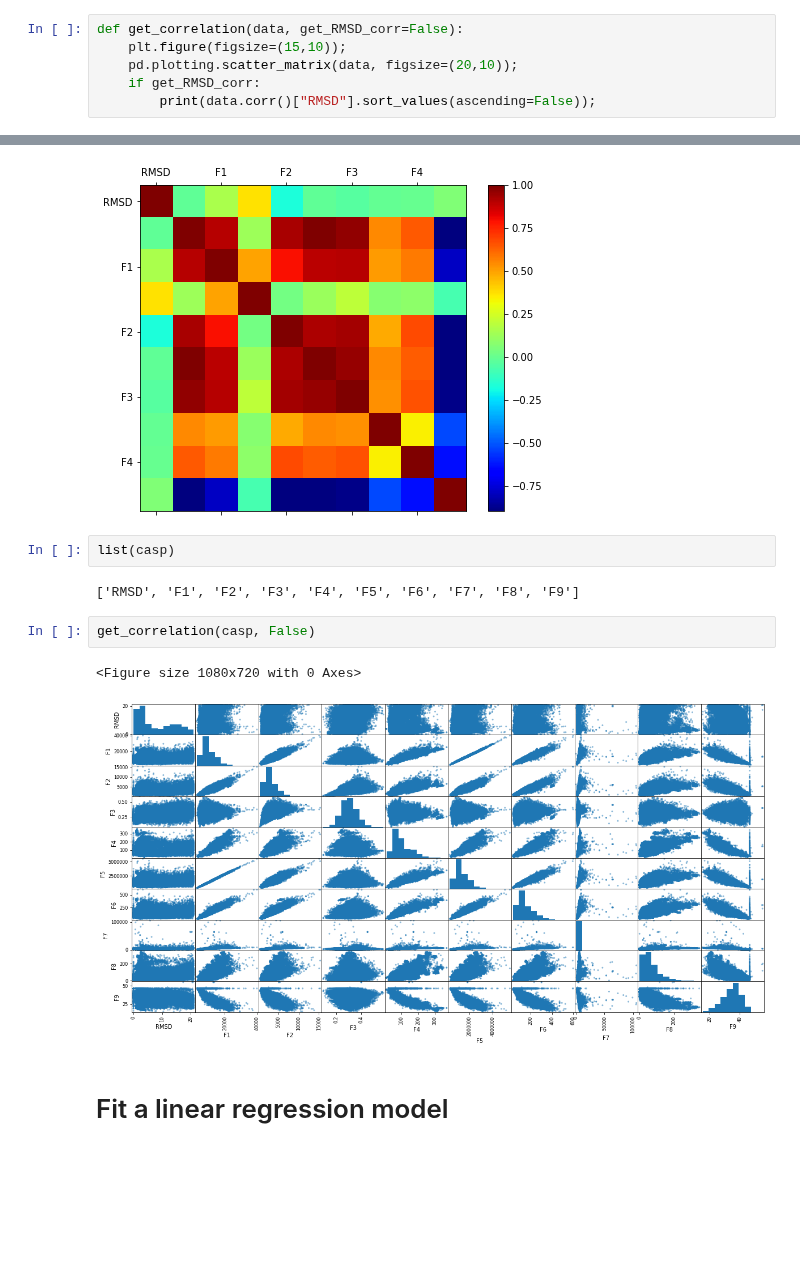
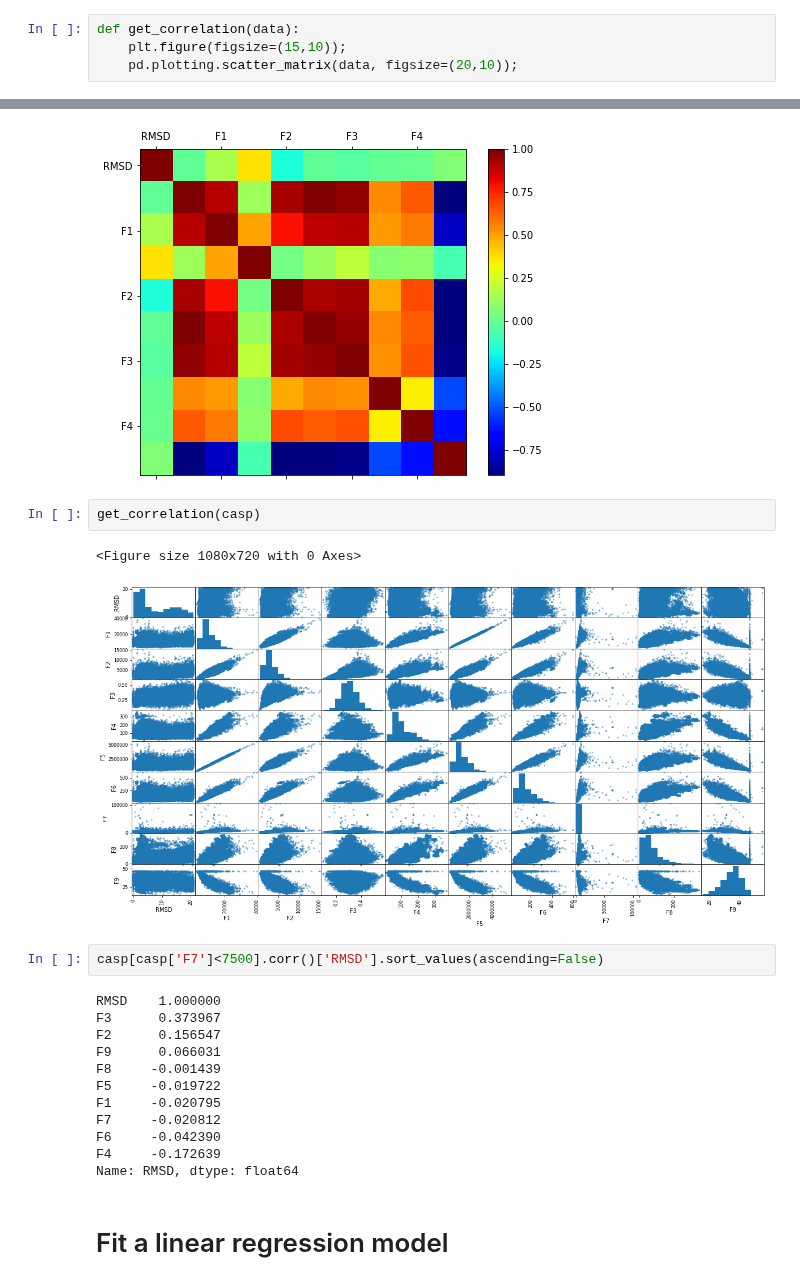
Before and after one commit to aniket-ak/Machine-Learning-CASP-Dataset, a Jupyter notebook: CASP.ipynb, the cells around one changed output, grey strips where cells are left out. Cells and saved outputs as stored; diff of their text form; blank space fills up the shorter version.

Commit message:
Changes in CASP

```diff
--- a/CASP.ipynb
+++ b/CASP.ipynb
@@ -75,11 +75,9 @@ np.where(casp.values == np.nan)
 # %% [output]
 (array([], dtype=int64), array([], dtype=int64))
 # %%
-def get_correlation(data, get_RMSD_corr=False):
+def get_correlation(data):
     plt.figure(figsize=(15,10));
     pd.plotting.scatter_matrix(data, figsize=(20,10));
-    if get_RMSD_corr:
-        print(data.corr()["RMSD"].sort_values(ascending=False));
 # %%
 fig = plt.figure(figsize=(8,6))
 ax = fig.add_subplot(111)
@@ -91,14 +89,24 @@ ax.set_yticklabels(['']+list(casp));
 # %% [output]
 [figure]
 # %%
-list(casp)
+get_correlation(casp)
 # %% [output]
-['RMSD', 'F1', 'F2', 'F3', 'F4', 'F5', 'F6', 'F7', 'F8', 'F9']
+<Figure size 1080x720 with 0 Axes>
+[figure, added]
-# %%
-get_correlation(casp, False)
-# %% [output]
-<Figure size 1080x720 with 0 Axes>
-[figure, removed]
+# %%
+casp[casp['F7']<7500].corr()['RMSD'].sort_values(ascending=False)
+# %% [output]
+RMSD    1.000000
+F3      0.373967
+F2      0.156547
+F9      0.066031
+F8     -0.001439
+F5     -0.019722
+F1     -0.020795
+F7     -0.020812
+F6     -0.042390
+F4     -0.172639
+Name: RMSD, dtype: float64
 # %% [markdown]
 # Fit a linear regression model
 # %% [markdown]
```
Also changed, not shown: parts of 2 cells of this notebook.
